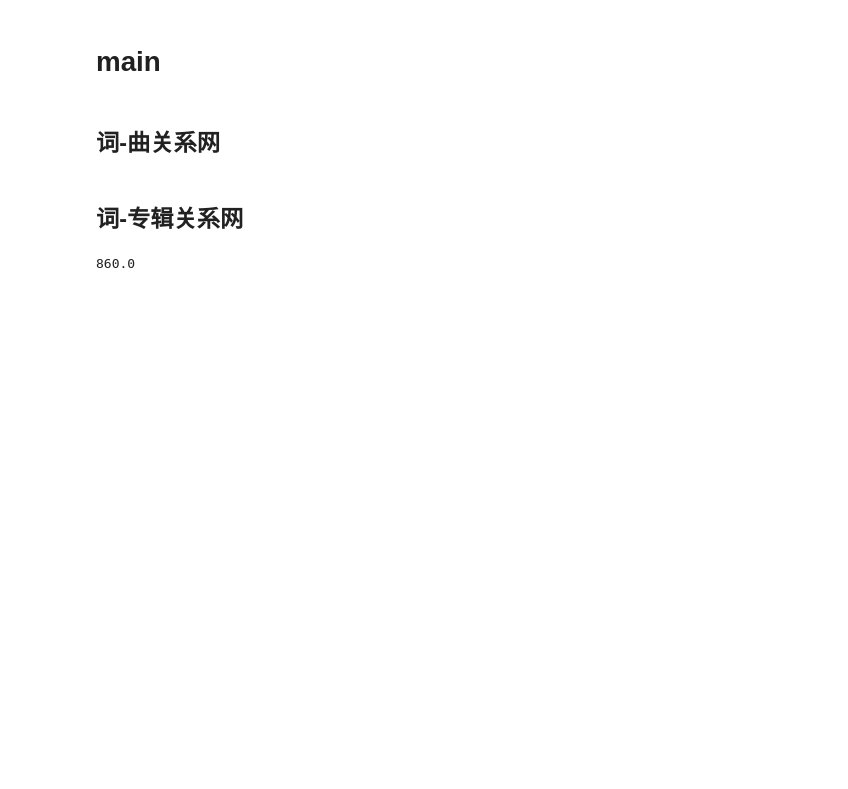
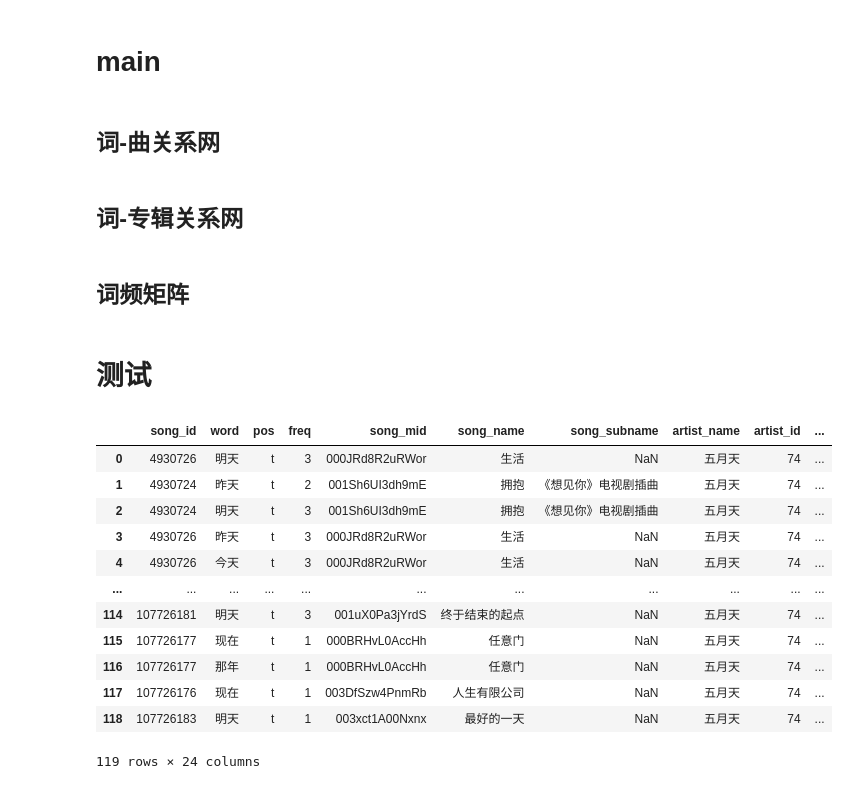
Before and after one commit to Kofi-W/net_charts, a Jupyter notebook: songs/words_bip_graph.ipynb, the cells around one changed output. Saved outputs shown, nothing was run; the diff lists cells and outputs as text; code cells hidden in the pictures; blank space fills up the shorter version.

```diff
--- a/songs/words_bip_graph.ipynb
+++ b/songs/words_bip_graph.ipynb
@@ -396,7 +515,3 @@ for pos in ['n', 'a', 'v', 't']:
 # %%
 for pos in ['n', 'a', 'v', 't']:
     calculate_words_albums_bip_graph(file_path_prefix, pos_type=pos, words_num=20, is_starts_with=True, is_ost=False, stretch_factor=None)
-# %%
-645/3*4
-# %% [output]
-860.0
@@ -402,0 +520,2 @@ for pos in ['n', 'a', 'v', 't']:
+# %% [markdown]
+## 词频矩阵
@@ -402,0 +538,24 @@ for pos in ['n', 'a', 'v', 't']:
+# %% [markdown]
+# 测试
+# %%
+df_words_raw = pd.read_csv(file_path_prefix + "cleared_words_data.csv")
+df_subset = get_subset_data(df_words_raw,
+                            pos="t",
+                            words_num=20,
+                            is_starts_with=True,
+                            is_ost=False)
+df_subset
+# %% [output]
+|  | song_id | word | pos | freq | song_mid | song_name | song_subname | artist_name | artist_id | ... |
+| 0 | 4930726 | 明天 | t | 3 | 000JRd8R2uRWor | 生活 | NaN | 五月天 | 74 | ... |
+| 1 | 4930724 | 昨天 | t | 2 | 001Sh6UI3dh9mE | 拥抱 | 《想见你》电视剧插曲 | 五月天 | 74 | ... |
+| 2 | 4930724 | 明天 | t | 3 | 001Sh6UI3dh9mE | 拥抱 | 《想见你》电视剧插曲 | 五月天 | 74 | ... |
+| 3 | 4930726 | 昨天 | t | 3 | 000JRd8R2uRWor | 生活 | NaN | 五月天 | 74 | ... |
+| 4 | 4930726 | 今天 | t | 3 | 000JRd8R2uRWor | 生活 | NaN | 五月天 | 74 | ... |
+| ... | ... | ... | ... | ... | ... | ... | ... | ... | ... | ... |
+| 114 | 107726181 | 明天 | t | 3 | 001uX0Pa3jYrdS | 终于结束的起点 | NaN | 五月天 | 74 | ... |
+| 115 | 107726177 | 现在 | t | 1 | 000BRHvL0AccHh | 任意门 | NaN | 五月天 | 74 | ... |
+| 116 | 107726177 | 那年 | t | 1 | 000BRHvL0AccHh | 任意门 | NaN | 五月天 | 74 | ... |
+| 117 | 107726176 | 现在 | t | 1 | 003DfSzw4PnmRb | 人生有限公司 | NaN | 五月天 | 74 | ... |
+| 118 | 107726183 | 明天 | t | 1 | 003xct1A00Nxnx | 最好的一天 | NaN | 五月天 | 74 | ... |
+119 rows × 24 columns
```
Also changed, not shown: parts of 13 cells of this notebook, 17 other files.
